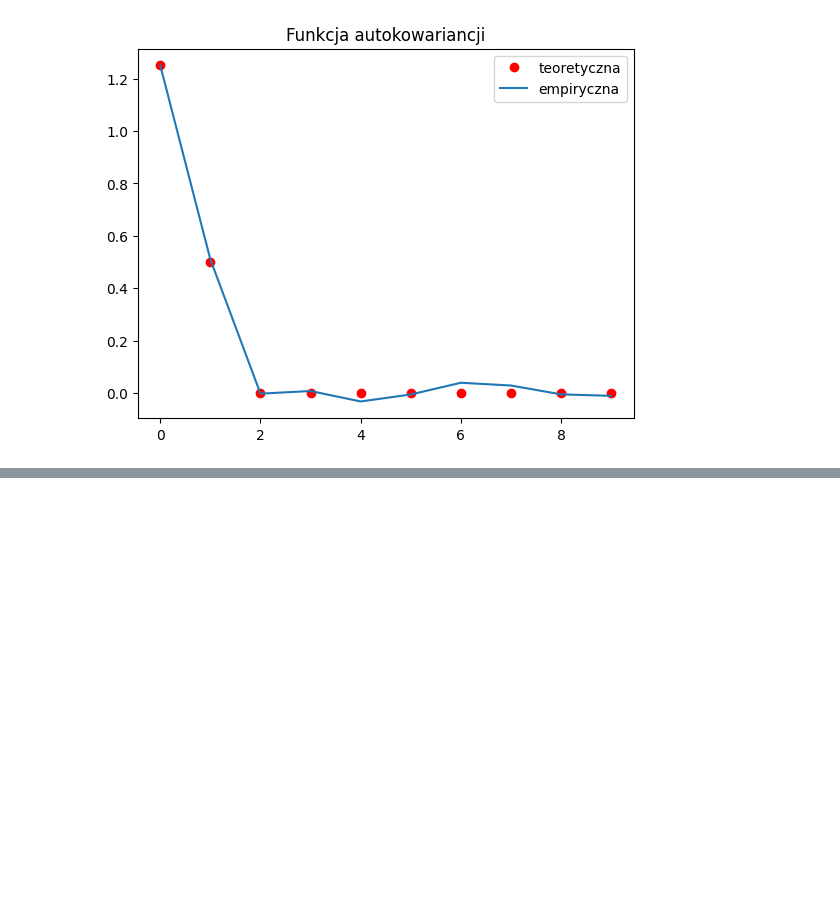
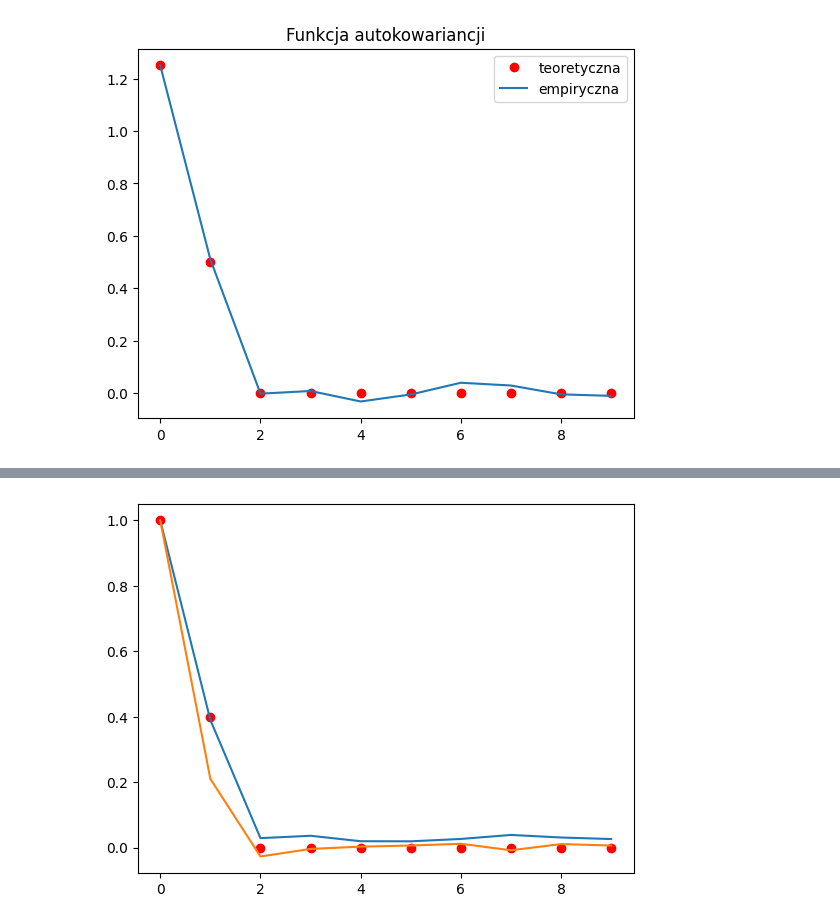
Before and after one commit to rafglo/Computer-Analysis-of-Time-Series, a Jupyter notebook: lista4.ipynb, the cells around one changed output, grey strips where cells are left out. Cells and saved outputs as stored; diff of their text form; code cells hidden in the pictures; blank space fills up the shorter version.

```diff
--- a/lista4.ipynb
+++ b/lista4.ipynb
@@ -143,3 +203,10 @@ plt.show()
+# %%
+plt.plot(hs, teo_acfs, "ro")
+plt.plot(hs, emp_acfs2_noisy)
+plt.plot(hs, emp_afcs1_noisy)
+plt.show()
+# %% [output]
+[figure, added]
 # %%
 def trimmed_acf(X, h, alpha=0.1):
     n = len(X)
```
Also changed, not shown: parts of 12 cells of this notebook.
